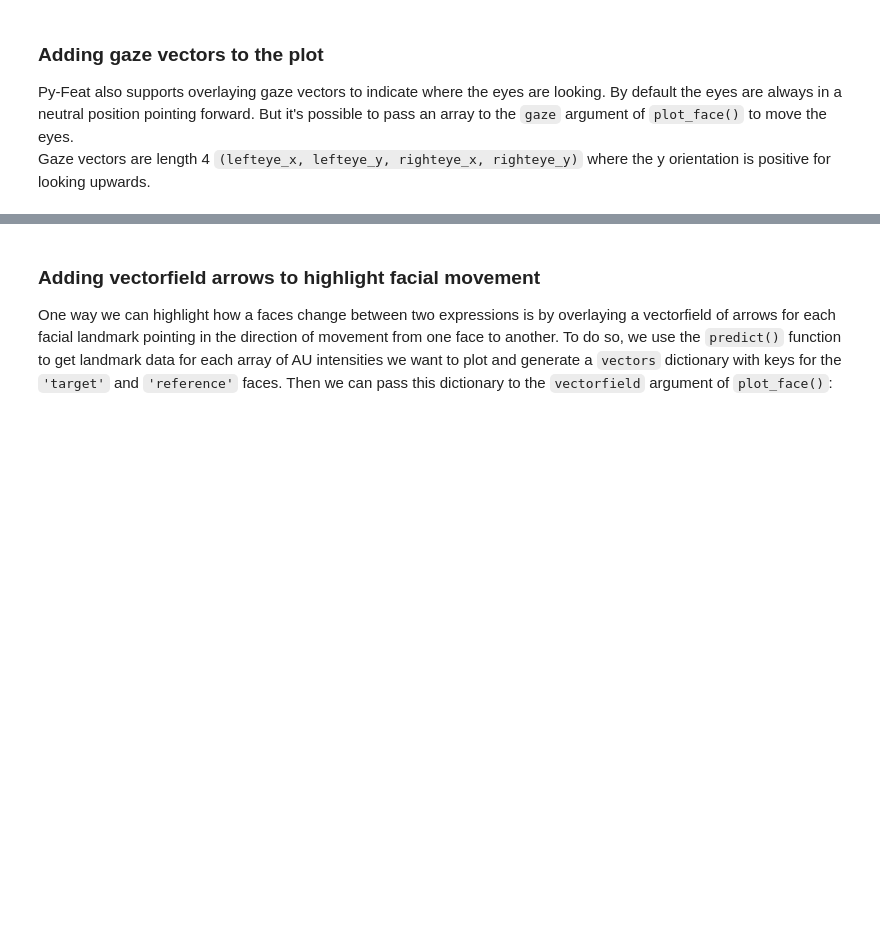
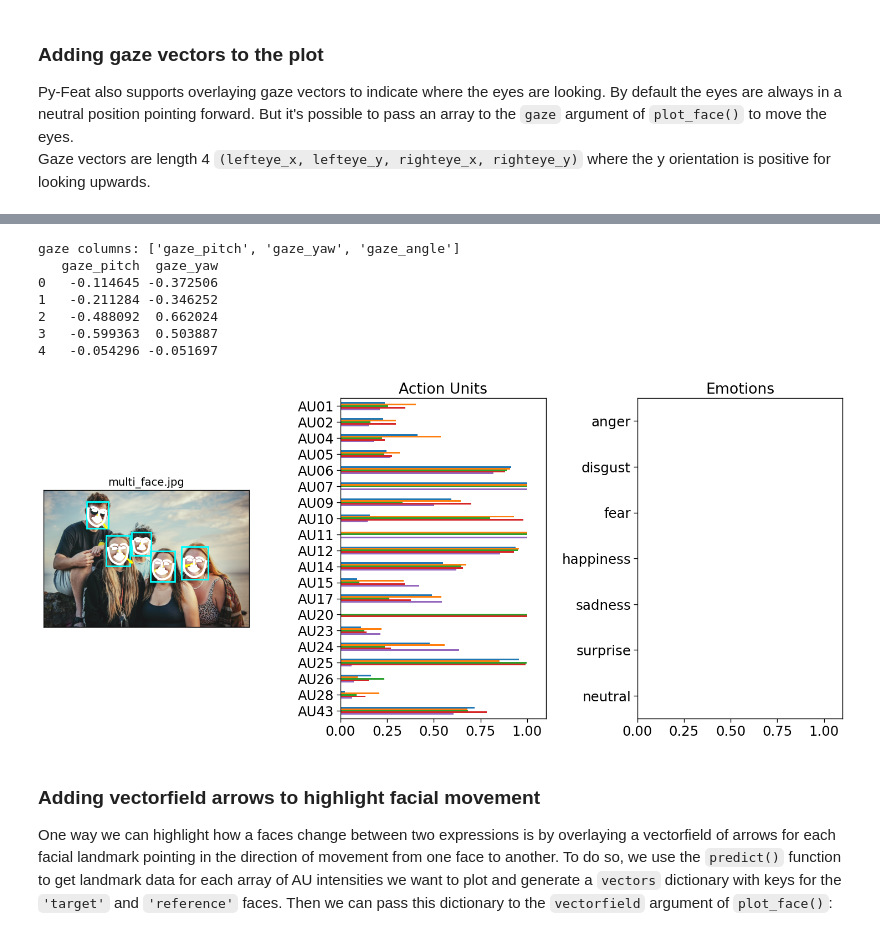
Before and after one commit to cosanlab/py-feat, a Jupyter notebook: docs/basic_tutorials/03_plotting.ipynb, the cells around one changed output, grey strips where cells are left out. Cells and saved outputs as stored; diff of their text form; code cells hidden in the pictures; blank space fills up the shorter version.

```diff
--- a/docs/basic_tutorials/03_plotting.ipynb
+++ b/docs/basic_tutorials/03_plotting.ipynb
@@ -69,3 +94,26 @@ _ = plot_face(au=neutral, gaze=gaze, title='Looking up')
+# %%
+from feat.detector import Detector
+
+# Run the Detector on a real image. gaze_model='l2cs' is the default in v0.7.
+gaze_detector = Detector(au_model="xgb", emotion_model=None, identity_model=None)
+fex_real = gaze_detector.detect(["../../feat/tests/data/multi_face.jpg"])
+
+# fex_real has gaze_pitch / gaze_yaw columns (radians) for each detected face.
+print("gaze columns:", fex_real.gaze_columns)
+print(fex_real[["gaze_pitch", "gaze_yaw"]])
+
+# plot_detections renders a yellow gaze arrow from each face's bbox center
+# in the predicted direction, overlaid on the detected landmarks.
+_ = fex_real.plot_detections(faces="landmarks", gazes=True, muscles=False)
+# %% [output]
+gaze columns: ['gaze_pitch', 'gaze_yaw', 'gaze_angle']
+   gaze_pitch  gaze_yaw
+0   -0.114645 -0.372506
+1   -0.211284 -0.346252
+2   -0.488092  0.662024
+3   -0.599363  0.503887
+4   -0.054296 -0.051697
+[figure, added]
 # %% [markdown]
 ### Adding vectorfield arrows to highlight facial movement
 
```
Also changed, not shown: parts of 16 cells of this notebook, 1 other file.
